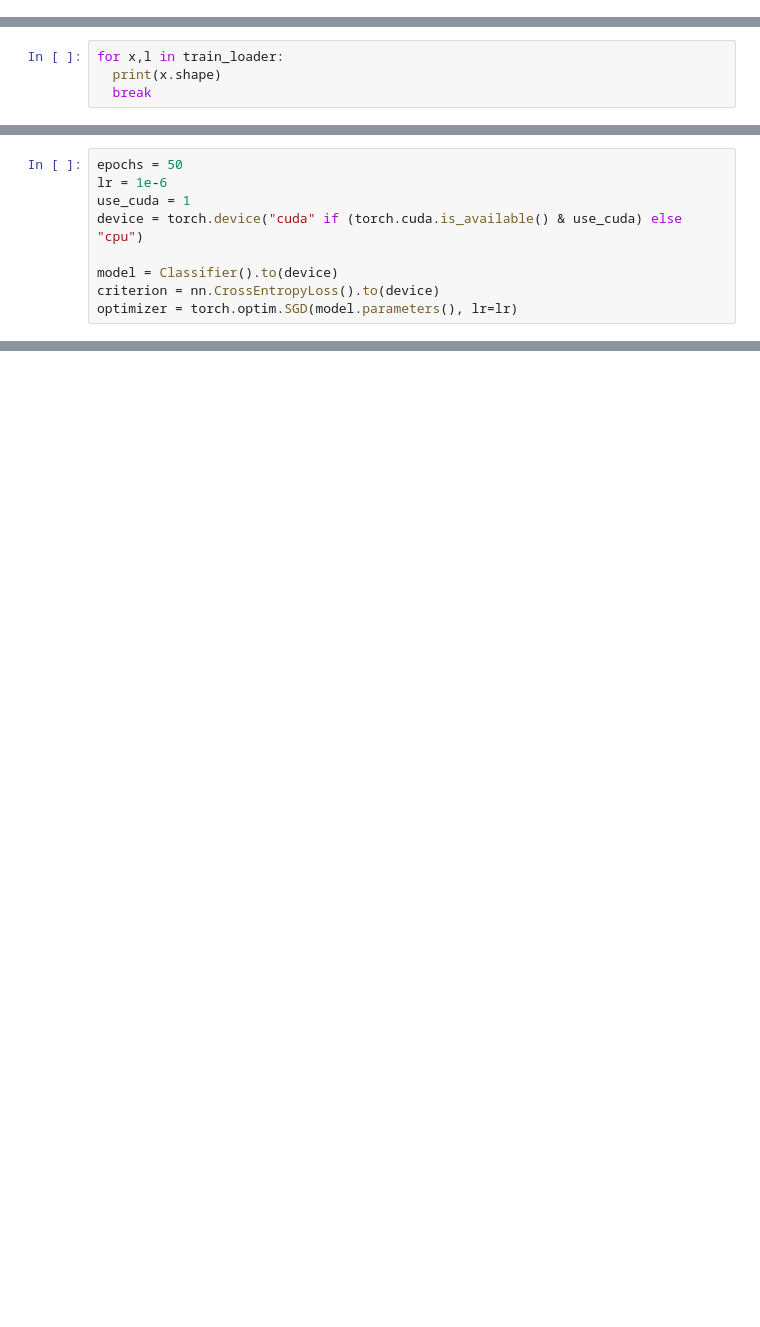
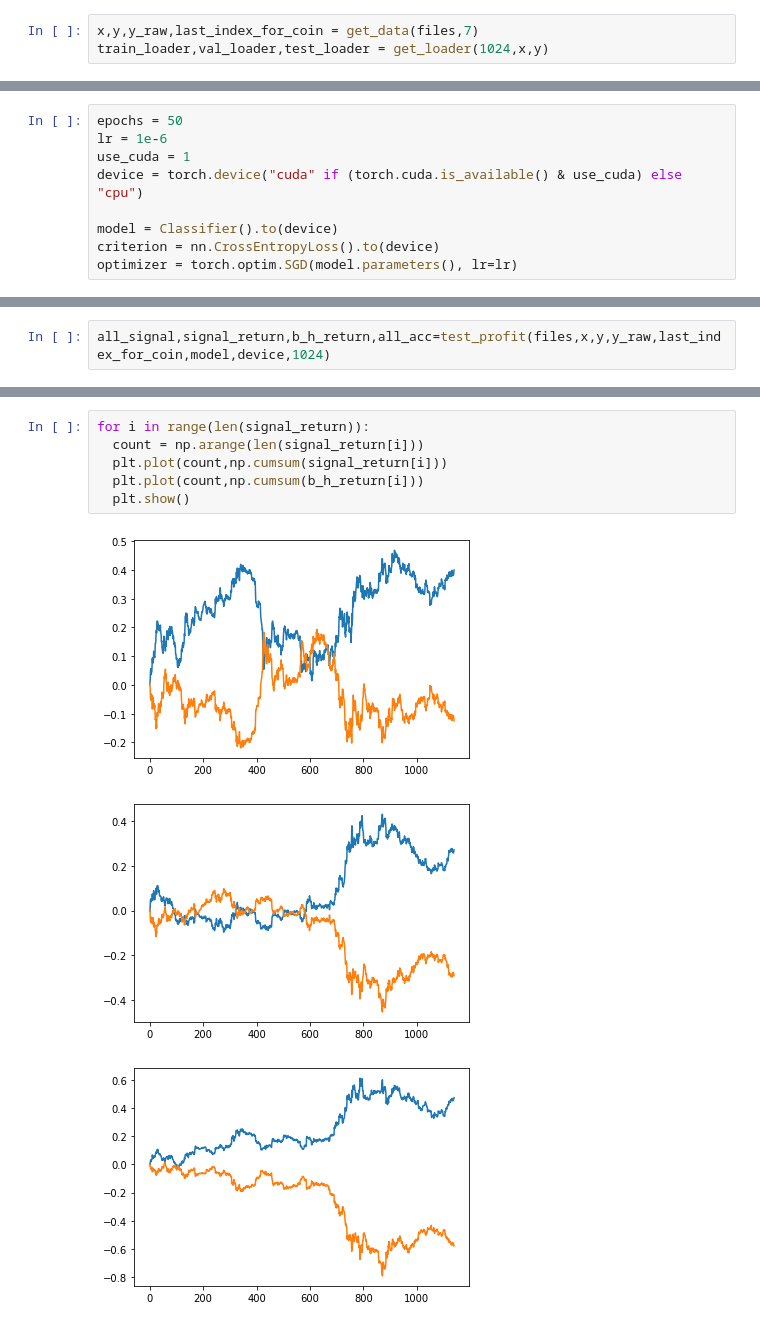
Before and after one commit to tclau/FYP, a Jupyter notebook: CNN_FYP.ipynb, the cells around one changed output, grey strips where cells are left out. Saved outputs shown, nothing was run; the diff lists cells and outputs as text; blank space fills up the shorter version.

Commit message:
created the data_tool and updated the flow in CNN script

```diff
--- a/CNN_FYP.ipynb
+++ b/CNN_FYP.ipynb
@@ -93,0 +23,3 @@ test_y = test_y[:,0]
+# %%
+x,y,y_raw,last_index_for_coin = get_data(files,7)
+train_loader,val_loader,test_loader = get_loader(1024,x,y)
@@ -199,4 +87,0 @@ N: 1297
-# %%
-for x,l in train_loader:
-  print(x.shape)
-  break
@@ -304,0 +122,2 @@ values=tensor([-0.9236, -0.8728, -0.9332, -0.9826, -0.8802, -0.9901, -0.9270, -0
+# %%
+all_signal,signal_return,b_h_return,all_acc=test_profit(files,x,y,y_raw,last_index_for_coin,model,device,1024)
@@ -304,0 +145,10 @@ values=tensor([-0.9236, -0.8728, -0.9332, -0.9826, -0.8802, -0.9901, -0.9270, -0
+# %%
+for i in range(len(signal_return)):
+  count = np.arange(len(signal_return[i]))
+  plt.plot(count,np.cumsum(signal_return[i]))
+  plt.plot(count,np.cumsum(b_h_return[i]))
+  plt.show()
+# %% [output]
+[figure, added]
+[figure, added]
+[figure, added]
```
Also changed, not shown: parts of 19 cells of this notebook, 1 other file.
